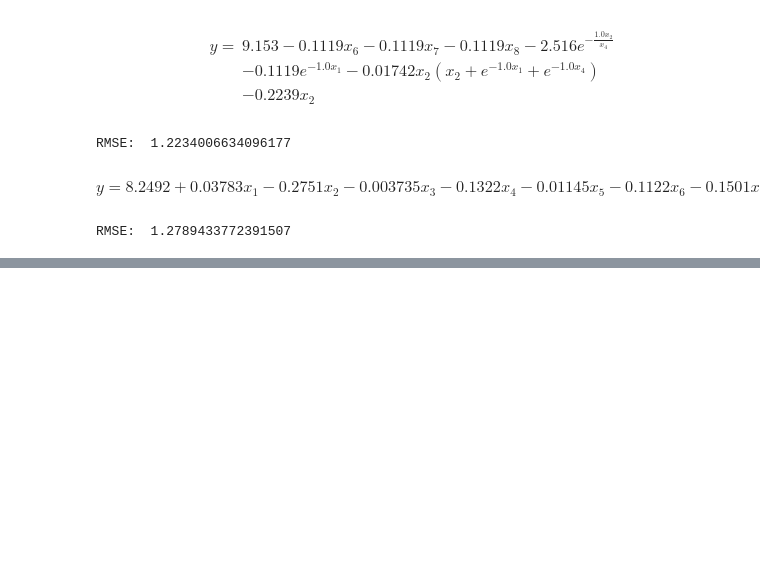
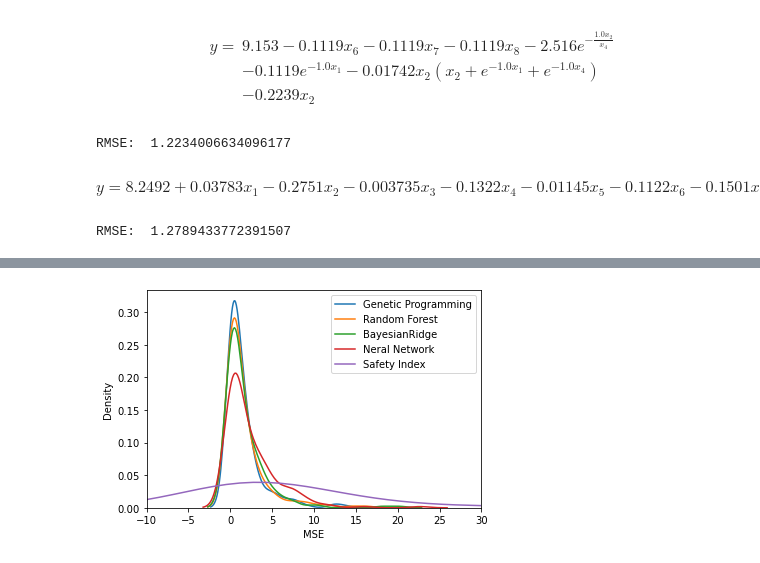
Before and after one commit to LittleLi2020/usage-based-insurance, a Jupyter notebook: lotus/score_system.ipynb, the cells around one changed output, grey strips where cells are left out. Saved outputs shown, nothing was run; the diff lists cells and outputs as text; code cells hidden in the pictures; blank space fills up the shorter version.

```diff
--- a/lotus/score_system.ipynb
+++ b/lotus/score_system.ipynb
@@ -205,0 +234,5 @@ RMSE_model_comparison
+# %%
+MSE_model_comparison = pd.DataFrame(columns = ["model","MSE"])
+for MSE_model in MSE_model_list:
+    MSE_model_comparison = pd.concat([MSE_model_comparison,pd.DataFrame(MSE_model)],axis = 0)
+MSE_model_comparison
@@ -205,0 +253,11 @@ RMSE_model_comparison
+# %%
+sns.kdeplot(MSE_model_comparison.loc[MSE_model_comparison.model == "Genetic Programming","MSE"],label = "Genetic Programming")
+sns.kdeplot(MSE_model_comparison.loc[MSE_model_comparison.model == "Random Forest","MSE"],label = "Random Forest")
+sns.kdeplot(MSE_model_comparison.loc[MSE_model_comparison.model == "BayesianRidge","MSE"],label = "BayesianRidge")
+sns.kdeplot(MSE_model_comparison.loc[MSE_model_comparison.model == "Neral Network","MSE"],label = "Neral Network")
+sns.kdeplot(MSE_model_comparison.loc[MSE_model_comparison.model == "Safety Index","MSE"],label = "Safety Index")
+plt.legend()
+plt.xlim(-10,30)
+plt.show()
+# %% [output]
+[figure, added]
```
Also changed, not shown: parts of 10 cells of this notebook.
